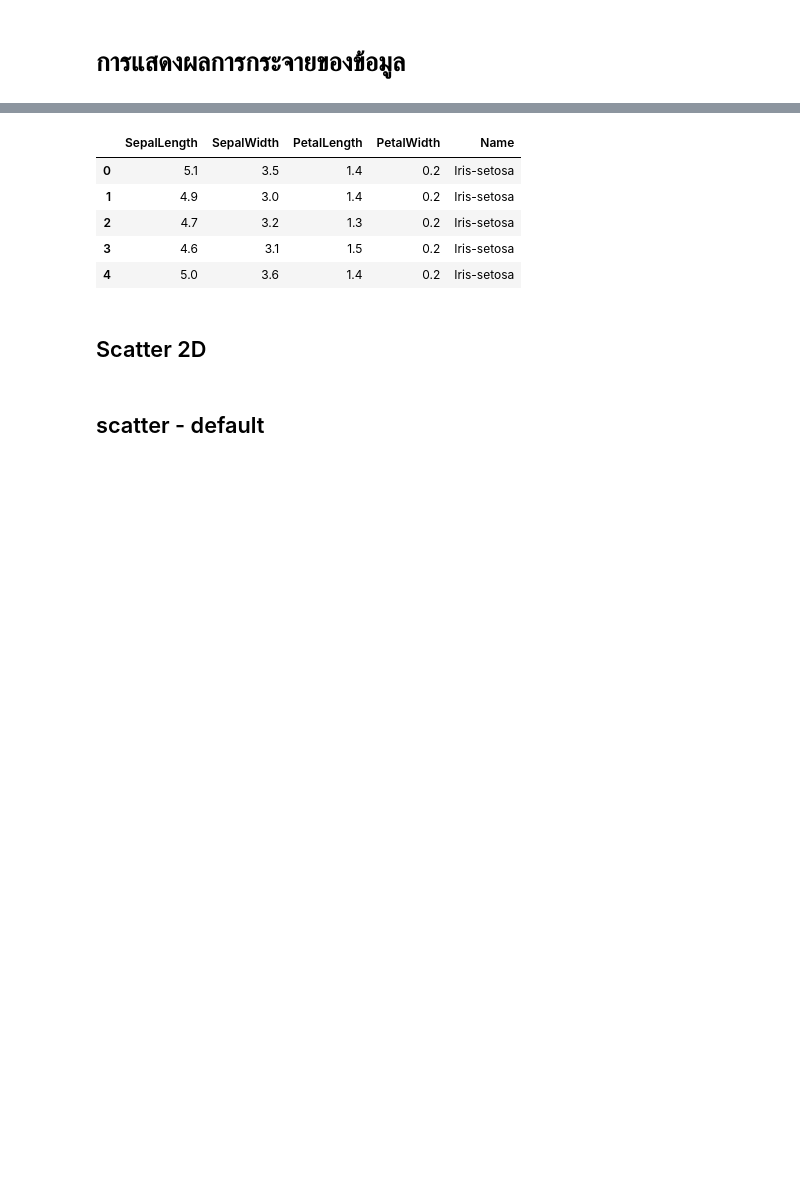
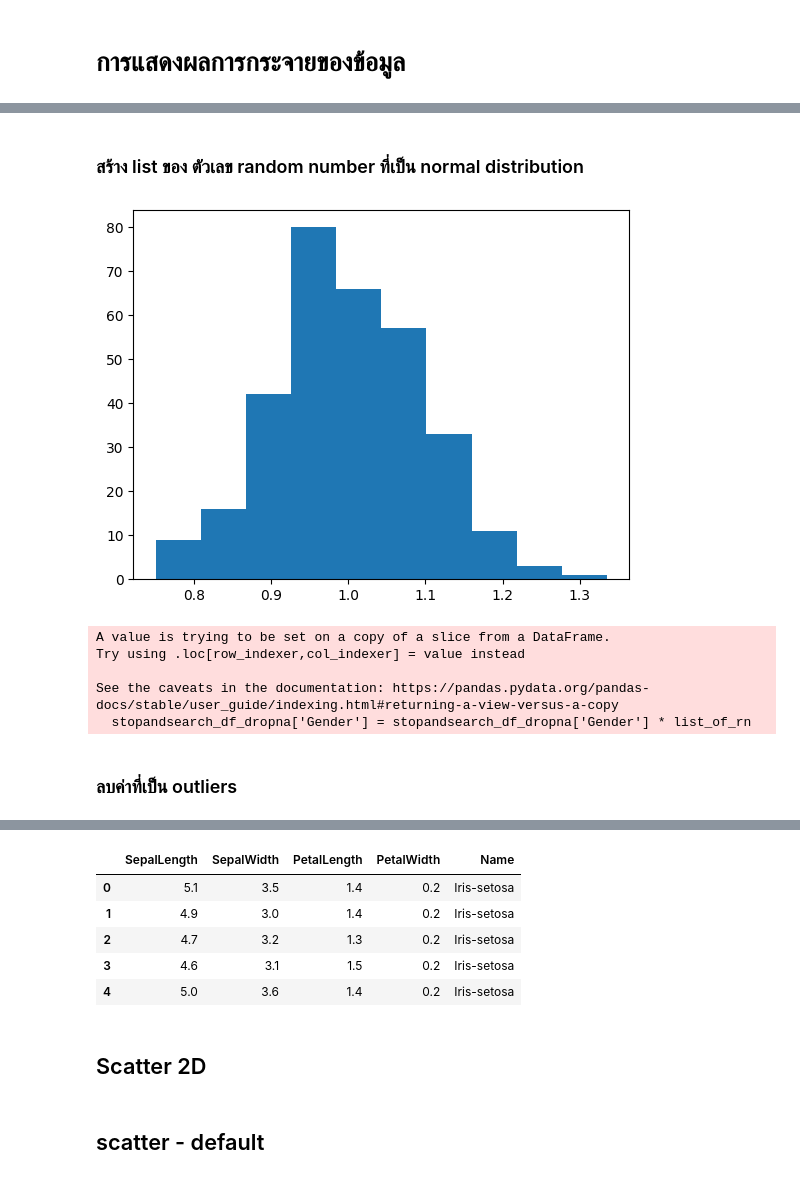
Before and after one commit to tohnperfect/dataviz2025, a Jupyter notebook: Visualize_Data_Distribution.ipynb, the cells around one changed output, grey strips where cells are left out. Drawn from its saved outputs; the diff is of its cells as text; code cells hidden in the pictures; blank space fills up the shorter version.

Commit message:
make the data scatter

```diff
--- a/Visualize_Data_Distribution.ipynb
+++ b/Visualize_Data_Distribution.ipynb
@@ -7,0 +13,4 @@ from matplotlib import pyplot as plt
+# %%
+path_to_stopandsearch = '/content/drive/MyDrive/Python&DataViz2025/Data/2025-01/2025-01-bedfordshire-stop-and-search.csv'
+stopandsearch_df = pd.read_csv(path_to_stopandsearch)
+stopandsearch_df.head()
@@ -7,0 +47,6 @@ from matplotlib import pyplot as plt
+# %%
+stopandsearch_df_dropna = stopandsearch_df.dropna(subset=['Age range','Gender'])
+# %%
+stopandsearch_df_dropna['Gender'] = stopandsearch_df_dropna['Gender'].replace({'Female': 1, 'Male': 35})
+stopandsearch_df_dropna['Age range'] = stopandsearch_df_dropna['Age range'].replace({'under 10': 10, 'over 34': 34,
+                                                                                     '25-34':30,'18-24':21,'10-17':14})
@@ -7,0 +64,17 @@ from matplotlib import pyplot as plt
+# %% [markdown]
+### สร้าง list ของ ตัวเลข random number ที่เป็น normal distribution
+# %%
+import numpy as np
+list_of_rn = np.random.normal(loc=1, scale=0.1, size=len(stopandsearch_df_dropna))
+# %%
+plt.hist(list_of_rn);
+# %% [output]
+[figure, added]
+# %%
+stopandsearch_df_dropna['Gender'] = stopandsearch_df_dropna['Gender'] * list_of_rn
+# %% [output]
+A value is trying to be set on a copy of a slice from a DataFrame.
+Try using .loc[row_indexer,col_indexer] = value instead
+
+See the caveats in the documentation: https://pandas.pydata.org/pandas-docs/stable/user_guide/indexing.html#returning-a-view-versus-a-copy
+  stopandsearch_df_dropna['Gender'] = stopandsearch_df_dropna['Gender'] * list_of_rn
@@ -7,0 +83,2 @@ from matplotlib import pyplot as plt
+# %% [markdown]
+### ลบค่าที่เป็น outliers
```
Also changed, not shown: parts of 13 cells of this notebook.
